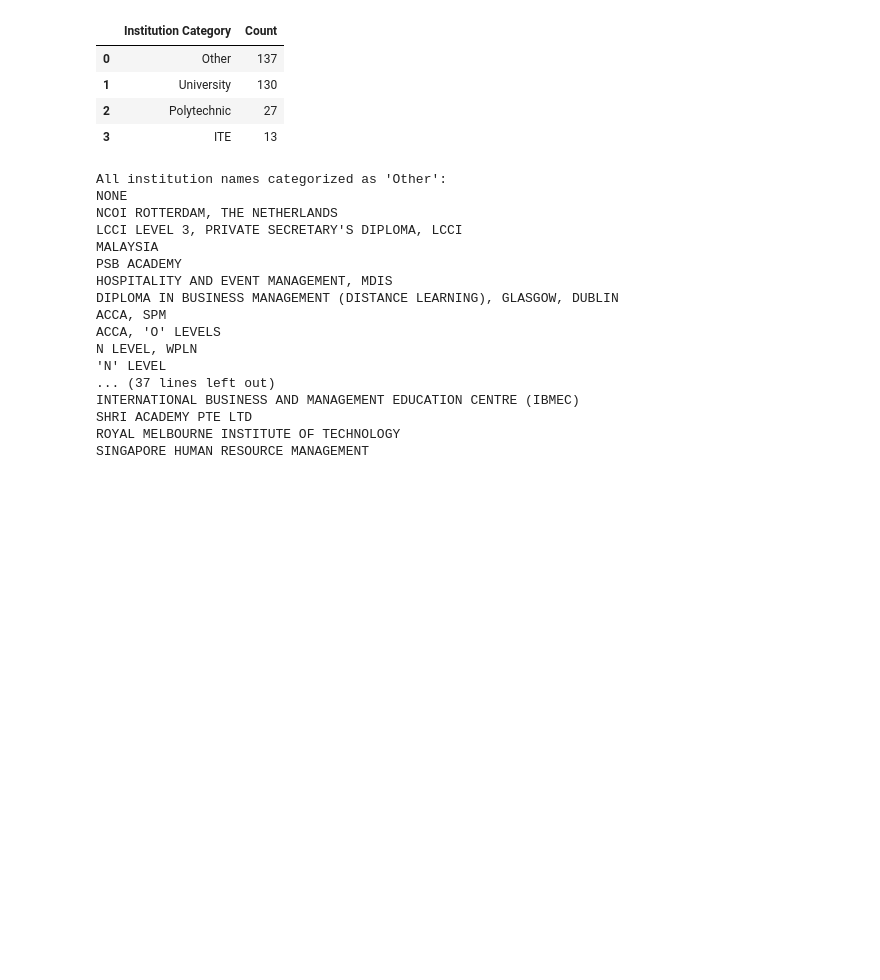
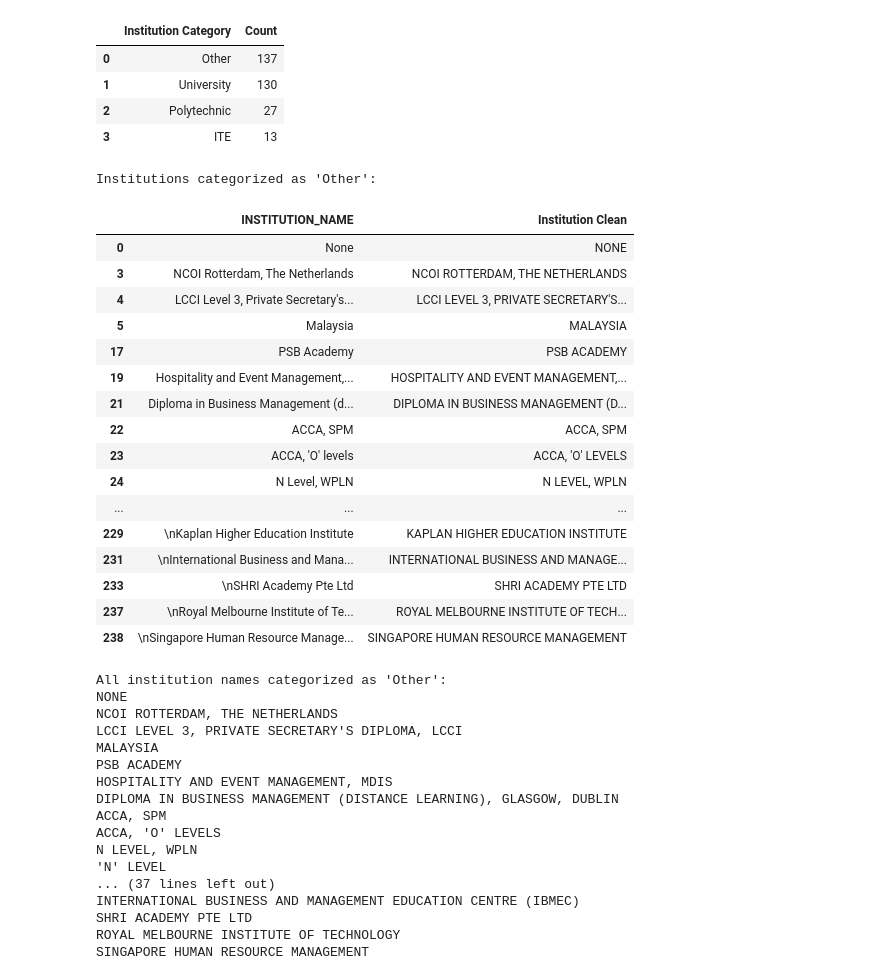
Before and after one commit to swamhtetg90/DAVI-CA2, a Jupyter notebook: data_cleaning.ipynb, the cells around one changed output. Drawn from its saved outputs; the diff is of its cells as text; code cells hidden in the pictures; blank space fills up the shorter version.

```diff
--- a/data_cleaning.ipynb
+++ b/data_cleaning.ipynb
@@ -651,6 +876,31 @@ Counts by Institution Category:
 | 1 | University | 130 |
 | 2 | Polytechnic | 27 |
 | 3 | ITE | 13 |
+# %%
+# Filter rows where the Institution Category is 'Other'
+other_institutions = student_profiles[student_profiles['Institution Category'] == 'Other']
+
+print("Institutions categorized as 'Other':")
+display(other_institutions[['INSTITUTION_NAME', 'Institution Clean']].drop_duplicates())
+# %% [output]
+Institutions categorized as 'Other':
+|  | INSTITUTION_NAME | Institution Clean |
+| 0 | None | NONE |
+| 3 | NCOI Rotterdam, The Netherlands | NCOI ROTTERDAM, THE NETHERLANDS |
+| 4 | LCCI Level 3, Private Secretary's... | LCCI LEVEL 3, PRIVATE SECRETARY'S... |
+| 5 | Malaysia | MALAYSIA |
+| 17 | PSB Academy | PSB ACADEMY |
+| 19 | Hospitality and Event Management,... | HOSPITALITY AND EVENT MANAGEMENT,... |
+| 21 | Diploma in Business Management (d... | DIPLOMA IN BUSINESS MANAGEMENT (D... |
+| 22 | ACCA, SPM | ACCA, SPM |
+| 23 | ACCA, 'O' levels | ACCA, 'O' LEVELS |
+| 24 | N Level, WPLN | N LEVEL, WPLN |
+| ... | ... | ... |
+| 229 | \nKaplan Higher Education Institute | KAPLAN HIGHER EDUCATION INSTITUTE |
+| 231 | \nInternational Business and Mana... | INTERNATIONAL BUSINESS AND MANAGE... |
+| 233 | \nSHRI Academy Pte Ltd | SHRI ACADEMY PTE LTD |
+| 237 | \nRoyal Melbourne Institute of Te... | ROYAL MELBOURNE INSTITUTE OF TECH... |
+| 238 | \nSingapore Human Resource Manage... | SINGAPORE HUMAN RESOURCE MANAGEMENT |
 # %%
 # Filter rows where Institution Category is 'Other'
 other_institutions = student_profiles[student_profiles['Institution Category'] == 'Other']
```
Also changed, not shown: parts of 22 cells of this notebook.
